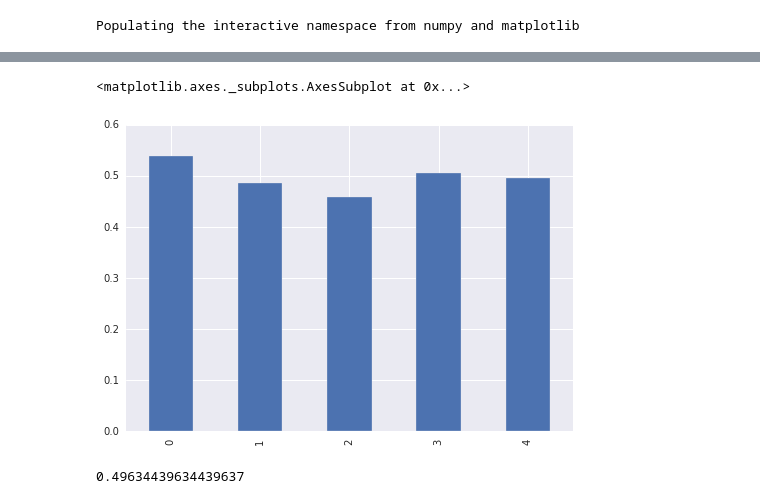
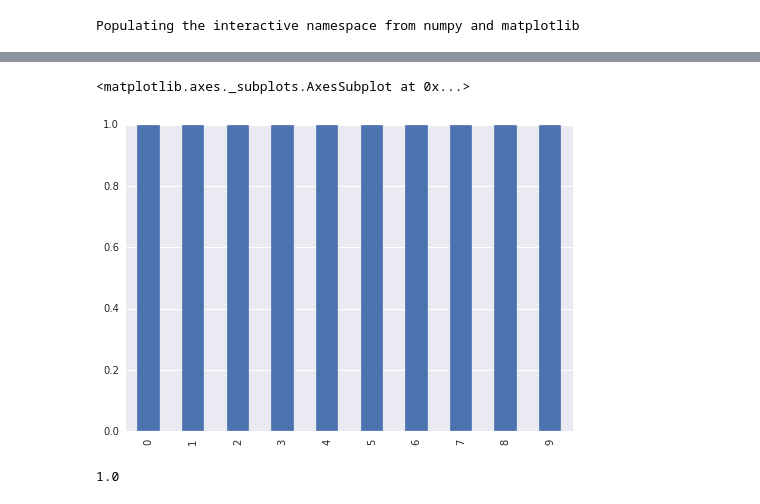
Before and after one commit to dkailthya/ml, a Jupyter notebook: data_analysis/digit_recognition/digit_model.ipynb, the cells around one changed output, grey strips where cells are left out. Cells and saved outputs as stored; diff of their text form; code cells hidden in the pictures.

```diff
--- a/data_analysis/digit_recognition/digit_model.ipynb
+++ b/data_analysis/digit_recognition/digit_model.ipynb
@@ -11,5 +11,5 @@ Populating the interactive namespace from numpy and matplotlib
 # %%
 import os
 
-feature_file = os.path.join(os.getcwd(), 'digit_eigenvalues.csv')
-data_df = pd.read_csv(feature_file)
+feature_file = os.path.join(os.getcwd(), 'char_features.csv')
+data_df = pd.read_csv(feature_file, index_col=0)
@@ -26,2 +15,0 @@ data_df.head()
-# %%
-data_df = data_df.set_index('label')
@@ -27,0 +32,3 @@ data_df = data_df.set_index('label')
+# %%
+features = data_df.drop('font_name', axis=1)
+np.isfinite(features).sum(axis=0)
@@ -67,0 +85,3 @@ sns.heatmap(rf_corrs, annot=True)
+# %%
+dct_cols = features.columns.str.startswith('dct')
+features = features.loc[:, dct_cols]
@@ -72,30 +100,28 @@ from sklearn.pipeline import Pipeline
 # %%
 from sklearn.svm import SVC
 from sklearn.preprocessing import StandardScaler
 
-selector = SelectKBest(f_classif, k=7)
 normalizer = StandardScaler()
 estimator = SVC(C=5000)
 
-cv = StratifiedKFold(n_splits=5, shuffle=True, random_state=12345)
+cv = StratifiedKFold(n_splits=10, shuffle=True, random_state=12345)
 
 pipeline = Pipeline([
-    ('selector', selector),
     ('normalizer', normalizer),
     ('estimator', estimator),
 ])
 
-scores = cross_val_score(pipeline, data_df, data_df.index, cv=cv, scoring='accuracy')
+scores = cross_val_score(pipeline, features, features.index, cv=cv, scoring='accuracy')
 
 scores = pd.Series(scores)
 scores.plot(kind='bar')
 # %% [output]
 <matplotlib.axes._subplots.AxesSubplot at 0x...>
-[figure, old version]
+[figure, new version]
 # %%
 scores.mean()
 # %% [output]
-0.49634439634439637
+1.0
 # %%
 from sklearn.metrics import classification_report
 from sklearn.model_selection import cross_val_predict
```
Also changed, not shown: parts of 16 cells of this notebook, 2 other files.
